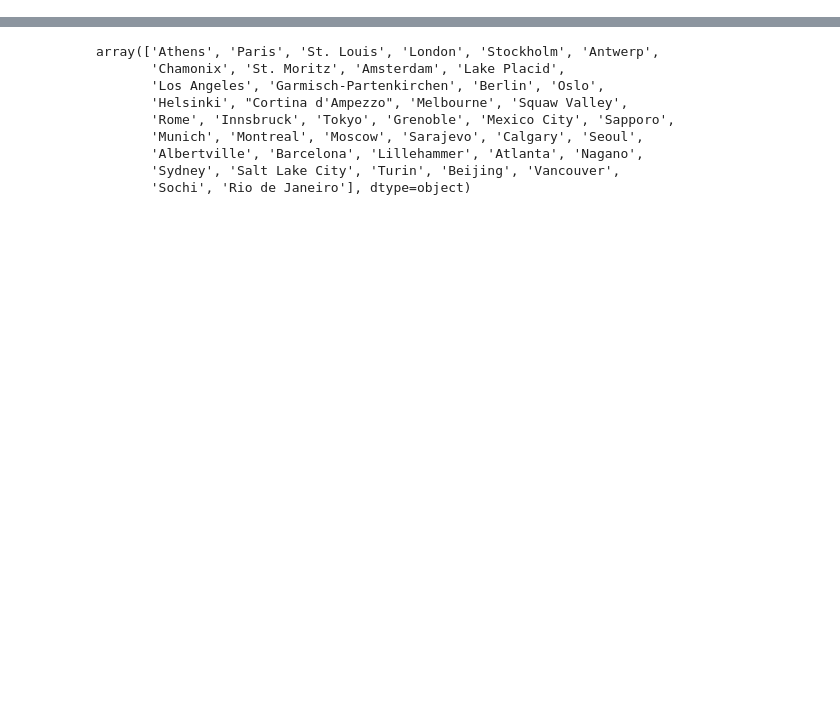
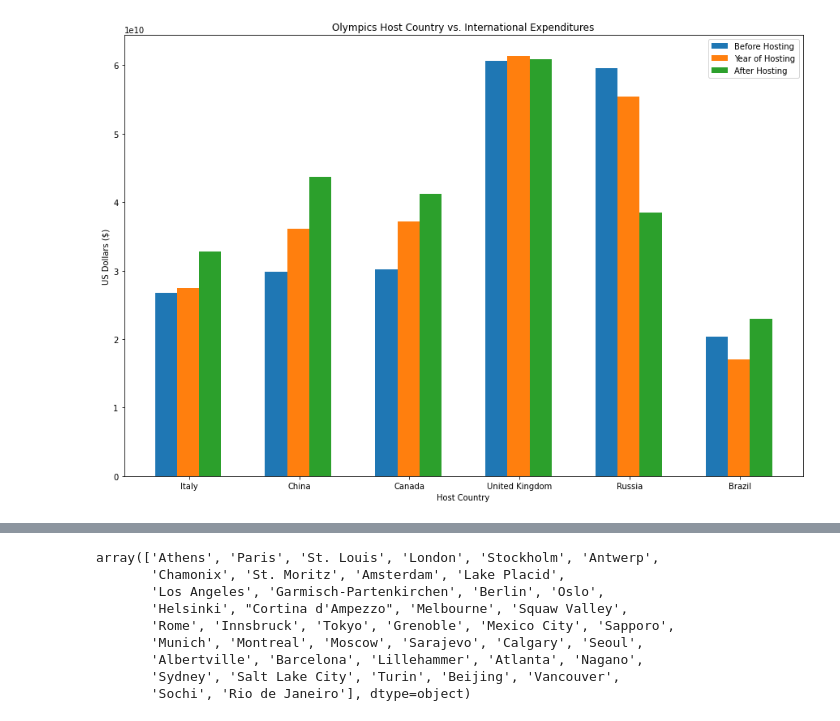
Before and after one commit to gjumaan/olympics-tourism-trends, a Jupyter notebook: data_cleanup.ipynb, the cells around one changed output, grey strips where cells are left out. Saved outputs shown, nothing was run; the diff lists cells and outputs as text; code cells hidden in the pictures; blank space fills up the shorter version.

```diff
--- a/data_cleanup.ipynb
+++ b/data_cleanup.ipynb
@@ -17,0 +120,15 @@ expenditures_df = pd.read_csv('Resources/INT.XPND.csv')
+# %%
+#Rename country in expenditures dataset if different from host cities dataset
+expenditures_df = expenditures_df.replace('Russian Federation', 'Russia')
+
+#Rename column to allow merging
+expenditures_df = expenditures_df.rename(columns={'Country Name': 'Country'})
+# %%
+#Merge Datasets
+combined_df = last_six_hosts.merge(expenditures_df, on='Country', how='left')
+
+#Get rid of unnecessary columns
+combined_df = combined_df.drop(['Country Code', 'Indicator Name', 'Indicator Code'], axis=1)
+
+#Drop NaN columns
+combined_df = combined_df.dropna(axis=1)
@@ -17,0 +170,36 @@ expenditures_df = pd.read_csv('Resources/INT.XPND.csv')
+# %%
+# Extract individual groups
+before_host = expenditure_change_df['Expenditures before Host Year']
+on_host = expenditure_change_df['Expenditures on Host Year']
+after_host = expenditure_change_df['Expenditures after Host Year']
+
+# Numbers of pairs of bars
+N = 6
+
+# Position of bars on x-axis
+position = np.arange(N)
+
+# Figure size
+plt.figure(figsize=(15,10))
+
+# Width of a bar
+width = 0.2
+width_2 = 0.2
+
+# Plotting
+plt.bar(position, before_host, width, label='Before Hosting')
+plt.bar(position + width, on_host, width, label='Year of Hosting')
+plt.bar(position + width + width_2, after_host, width, label='After Hosting')
+
+plt.xlabel('Host Country')
+plt.ylabel('US Dollars ($)')
+plt.title('Olympics Host Country vs. International Expenditures')
+
+# xticks()
+plt.xticks(position + width + width_2/ 20, expenditure_change_df['Country'])
+
+# Finding the best position for legends and putting it
+plt.legend(loc='best')
+plt.show()
+# %% [output]
+[figure, added]
```
Also changed, not shown: parts of 17 cells of this notebook.
